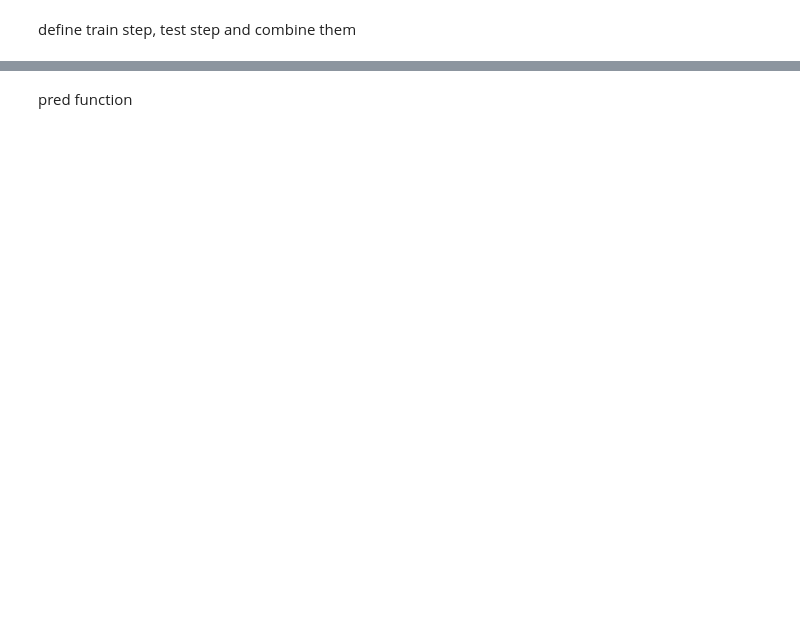
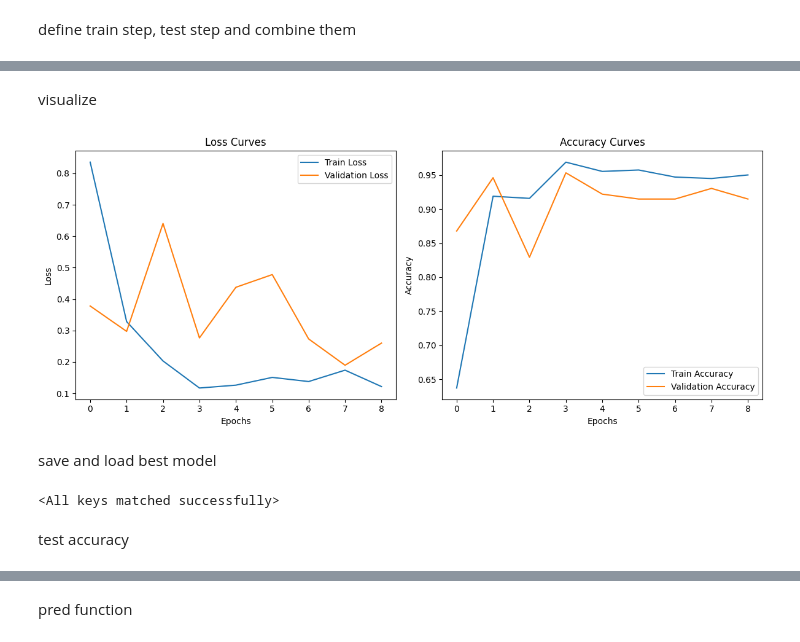
Before and after one commit to notnbhd/EfficientB0_tf_1, a Jupyter notebook: src/main.ipynb, the cells around one changed output, grey strips where cells are left out. Cells and saved outputs as stored; diff of their text form; code cells hidden in the pictures; blank space fills up the shorter version.

Commit message:
data augentation, scheduling, unfreezed last layer, longer traing with hearly stopping by a splited validation accuracy

```diff
--- a/src/main.ipynb
+++ b/src/main.ipynb
@@ -266,12 +342,18 @@ def train(model: torch.nn.Module,
 # %%
 criterion = torch.nn.CrossEntropyLoss()
 optimizer = torch.optim.Adam(params=model.parameters(), lr=0.001)
+scheduler = torch.optim.lr_scheduler.ReduceLROnPlateau(optimizer, mode='min', factor=0.5, patience=1)
 
-results = train(model=model,
-                train_dataloader=train_dataloader,
-                test_dataloader=test_dataloader,
-                criterion=criterion,
-                optimizer=optimizer,
-                epochs=5,
-                device="cuda" if torch.cuda.is_available() else "cpu")
+results, best_model = train(
+    model=model,
+    train_dataloader=train_dataloader,
+    val_dataloader=val_dataloader,
+    test_dataloader=test_dataloader,
+    criterion=criterion,
+    optimizer=optimizer,
+    scheduler=scheduler,
+    epochs=25,  # Increased from 5 to 25
+    device="cuda" if torch.cuda.is_available() else "cpu",
+    patience=5  # Stop if no improvement for 5 consecutive epochs
+)
 # %% [output]
@@ -292,0 +399,46 @@ Test loss: 0.6056, Test accuracy: 0.8163
+# %% [markdown]
+visualize
+# %%
+import matplotlib.pyplot as plt
+
+plt.figure(figsize=(12, 5))
+
+# Plot loss
+plt.subplot(1, 2, 1)
+plt.plot(results["train_loss"], label="Train Loss")
+plt.plot(results["val_loss"], label="Validation Loss")
+plt.title("Loss Curves")
+plt.xlabel("Epochs")
+plt.ylabel("Loss")
+plt.legend()
+
+# Plot accuracy
+plt.subplot(1, 2, 2)
+plt.plot(results["train_acc"], label="Train Accuracy")
+plt.plot(results["val_acc"], label="Validation Accuracy")
+plt.title("Accuracy Curves")
+plt.xlabel("Epochs")
+plt.ylabel("Accuracy")
+plt.legend()
+
+plt.tight_layout()
+plt.show()
+# %% [output]
+[figure, added]
+# %% [markdown]
+save and load best model
+# %%
+# Save best model
+torch.save(best_model.state_dict(), "best_model.pth")
+
+# To load later
+model = torchvision.models.efficientnet_b0(weights=None)
+model.classifier = torch.nn.Sequential(
+    torch.nn.Dropout(p=0.2, inplace=True),
+    torch.nn.Linear(in_features=1280, out_features=len(class_names), bias=True)
+)
+model.load_state_dict(torch.load("best_model.pth"))
+# %% [output]
+<All keys matched successfully>
+# %% [markdown]
+test accuracy
```
Also changed, not shown: parts of 12 cells of this notebook, 4 other files.
